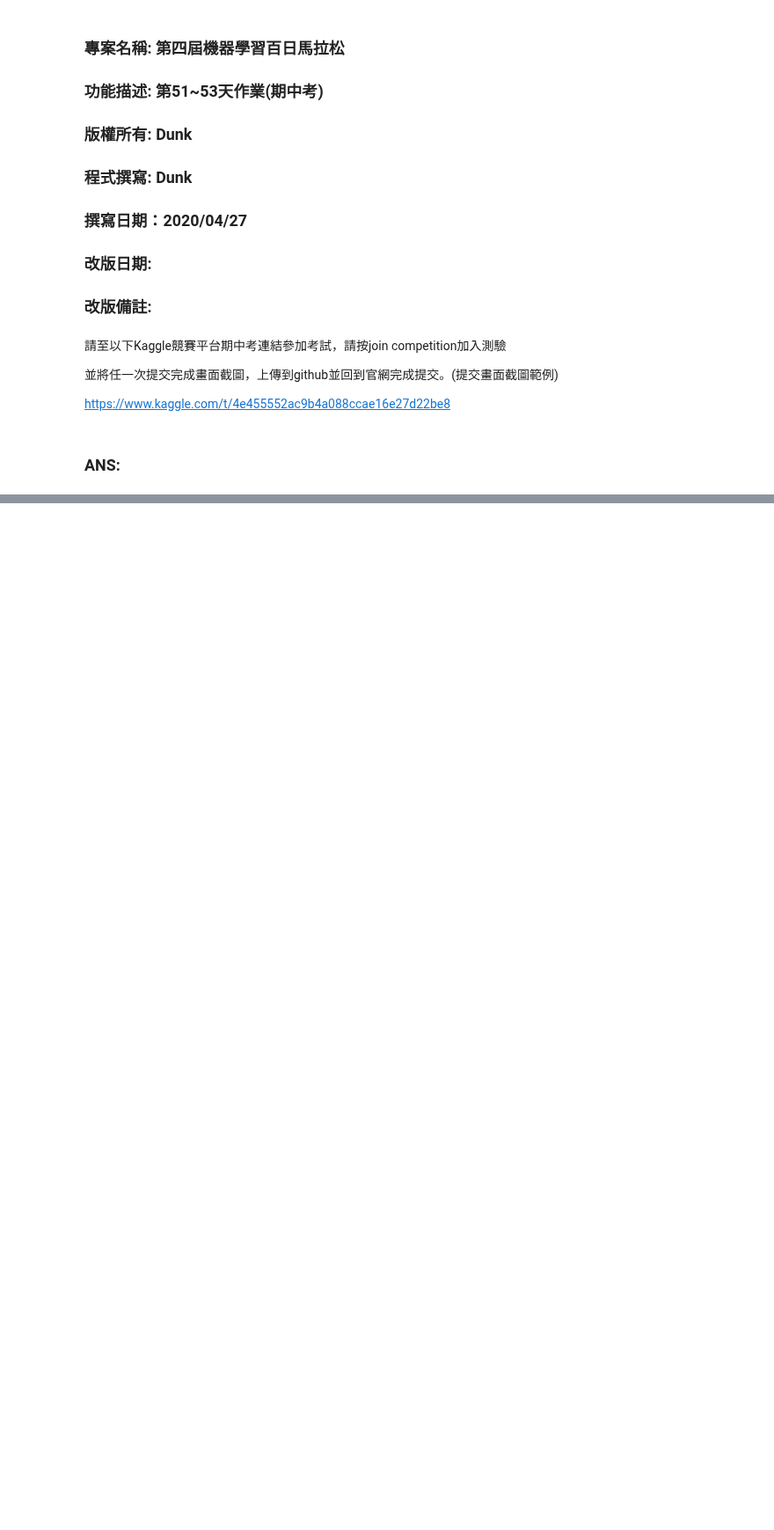
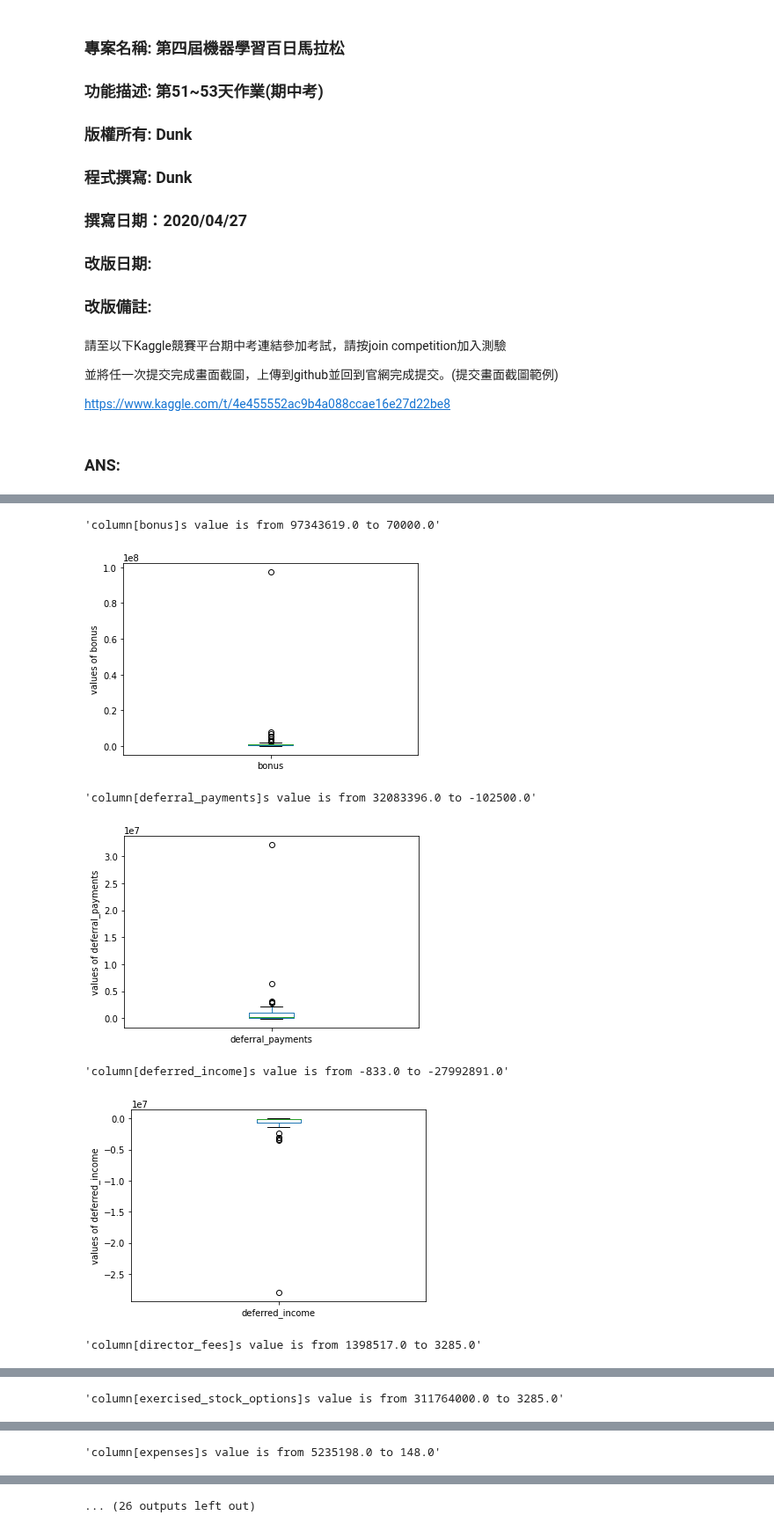
Before and after one commit to DunkLiao/4th-ML100Days, a Jupyter notebook: homework/Day_051_To_053_HW.ipynb, the cells around one changed output, grey strips where cells are left out. Shown at 88% size. Cells and saved outputs as stored; diff of their text form; code cells hidden in the pictures; blank space fills up the shorter version.

```diff
--- a/homework/Day_051_To_053_HW.ipynb
+++ b/homework/Day_051_To_053_HW.ipynb
@@ -41,0 +52,12 @@ print(df_test.shape)
+# %%
+# 重組資料成為訓練 / 預測用格式
+target_col = 'poi'
+key_col = 'name'
+df_train[target_col] = df_train[target_col].map(lambda i: 1 if i == True else 0)
+train_Y = df_train[target_col]
+ids = df_test[key_col]
+df_train = df_train.drop([key_col, target_col] , axis=1)
+df_test = df_test.drop([key_col] , axis=1)
+df = pd.concat([df_train,df_test])
+print(df.shape)
+df.head()
@@ -41,0 +82,11 @@ print(df_test.shape)
+# %%
+#確定只有 int64, float64, object 三種類型後, 分別將欄位名稱存於二個 list(數值及文字) 中
+num_features = []
+object_features = []
+for dtype, feature in zip(df.dtypes, df.columns):
+    if dtype == 'float64' or dtype == 'int64':
+        num_features.append(feature)
+    else:
+        object_features.append(feature)
+print(f'{len(num_features)} num Features : {num_features}\n')
+print(f'{len(object_features)} Object Features : {object_features}')
@@ -41,0 +170,23 @@ print(df_test.shape)
+# %%
+# 繪製廂型圖
+import matplotlib.pyplot as plt
+%matplotlib inline
+
+# 檢視數值欄位的數值範圍
+# 參考網址
+# https://www.itread01.com/content/1541665023.html
+for col in num_features:
+    pprint.pprint('column[{0}]''s value is from {1} to {2}'.format(col,df[col].max(),df[col].min()))
+
+    fig,axes = plt.subplots()
+    df[col].plot(kind='box',ax=axes)
+    axes.set_ylabel('values of {0}'.format(col))
+    plt.show()
+# %% [output]
+'column[bonus]s value is from 97343619.0 to 70000.0'
+[figure, added]
+'column[deferral_payments]s value is from 32083396.0 to -102500.0'
+[figure, added]
+'column[deferred_income]s value is from -833.0 to -27992891.0'
+[figure, added]
+'column[director_fees]s value is from 1398517.0 to 3285.0'
@@ -41,0 +194 @@ print(df_test.shape)
+'column[exercised_stock_options]s value is from 311764000.0 to 3285.0'
@@ -41,0 +196 @@ print(df_test.shape)
+'column[expenses]s value is from 5235198.0 to 148.0'
@@ -41,0 +198 @@ print(df_test.shape)
+... (26 outputs left out)
```
Also changed, not shown: parts of 32 cells of this notebook.
